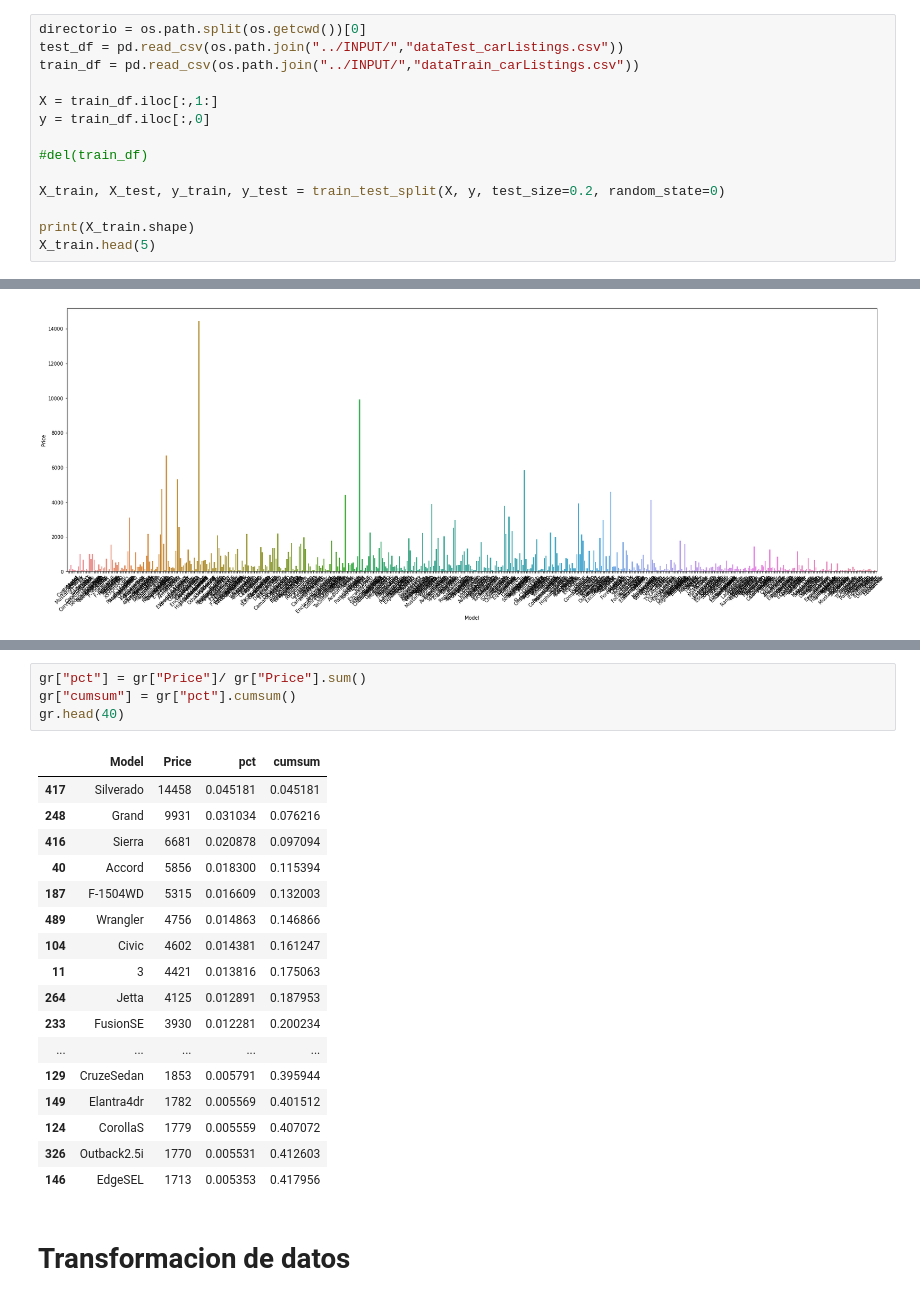
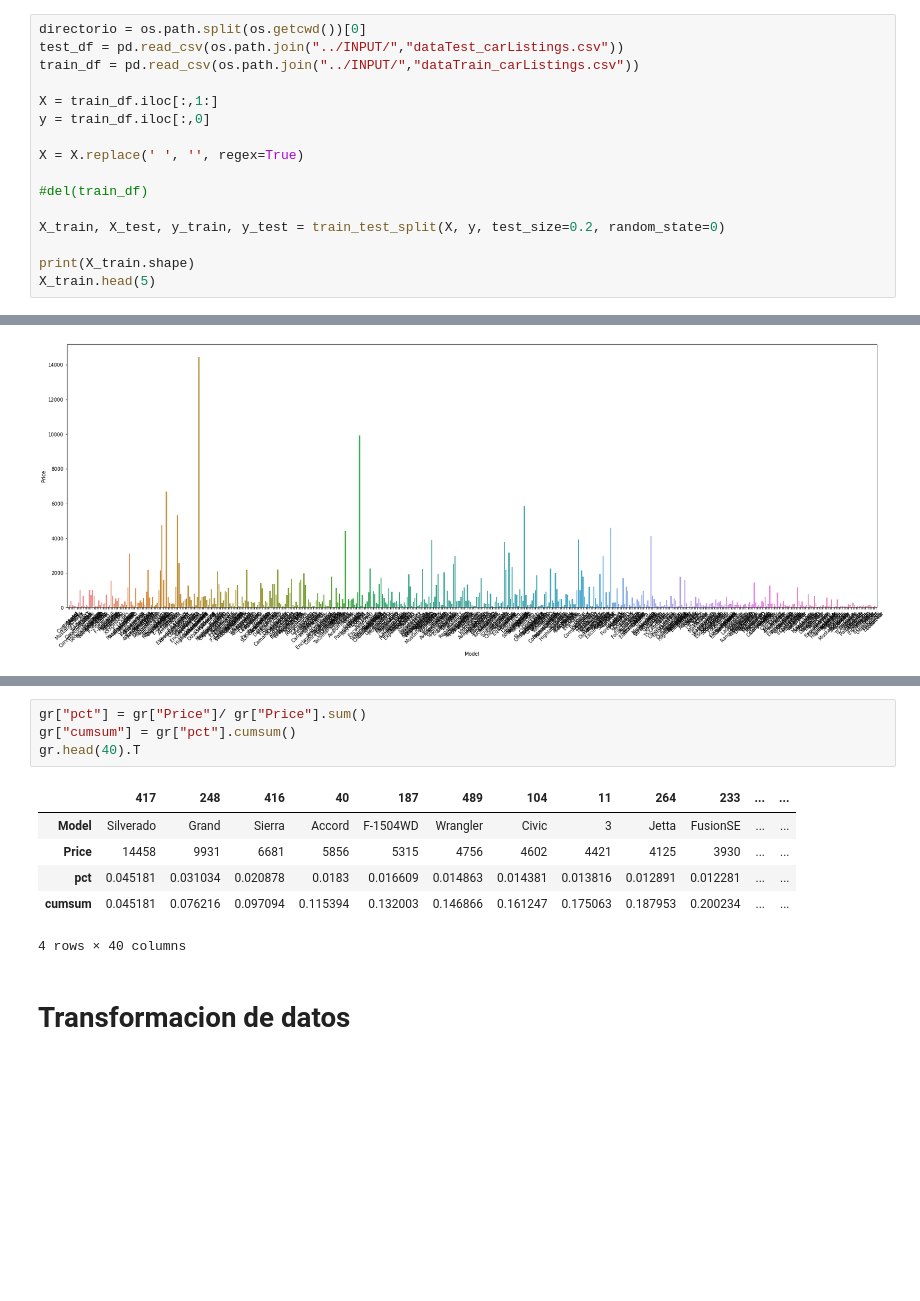
Before and after one commit to dfgomezc/pry_pric_cars, a Jupyter notebook: SCRIPTS/psg_modelo_prediccion_precios_veh.ipynb, the cells around one changed output, grey strips where cells are left out. Cells and saved outputs as stored; diff of their text form; blank space fills up the shorter version.

```diff
--- a/SCRIPTS/psg_modelo_prediccion_precios_veh.ipynb
+++ b/SCRIPTS/psg_modelo_prediccion_precios_veh.ipynb
@@ -29,6 +29,8 @@ train_df = pd.read_csv(os.path.join("../INPUT/","dataTrain_carListings.csv"))
 X = train_df.iloc[:,1:]
 y = train_df.iloc[:,0]
 
+X = X.replace(' ', '', regex=True)
+
 #del(train_df)
 
 X_train, X_test, y_train, y_test = train_test_split(X, y, test_size=0.2, random_state=0)
@@ -253,25 +249,14 @@ gr.head(2)
 # %%
 gr["pct"] = gr["Price"]/ gr["Price"].sum()
 gr["cumsum"] = gr["pct"].cumsum()
-gr.head(40)
+gr.head(40).T
 # %% [output]
-|  | Model | Price | pct | cumsum |
-| 417 | Silverado | 14458 | 0.045181 | 0.045181 |
-| 248 | Grand | 9931 | 0.031034 | 0.076216 |
-| 416 | Sierra | 6681 | 0.020878 | 0.097094 |
-| 40 | Accord | 5856 | 0.018300 | 0.115394 |
-| 187 | F-1504WD | 5315 | 0.016609 | 0.132003 |
-| 489 | Wrangler | 4756 | 0.014863 | 0.146866 |
-| 104 | Civic | 4602 | 0.014381 | 0.161247 |
-| 11 | 3 | 4421 | 0.013816 | 0.175063 |
-| 264 | Jetta | 4125 | 0.012891 | 0.187953 |
-| 233 | FusionSE | 3930 | 0.012281 | 0.200234 |
-| ... | ... | ... | ... | ... |
-| 129 | CruzeSedan | 1853 | 0.005791 | 0.395944 |
-| 149 | Elantra4dr | 1782 | 0.005569 | 0.401512 |
-| 124 | CorollaS | 1779 | 0.005559 | 0.407072 |
-| 326 | Outback2.5i | 1770 | 0.005531 | 0.412603 |
-| 146 | EdgeSEL | 1713 | 0.005353 | 0.417956 |
+|  | 417 | 248 | 416 | 40 | 187 | 489 | 104 | 11 | 264 | 233 | ... | ... |
+| Model | Silverado | Grand | Sierra | Accord | F-1504WD | Wrangler | Civic | 3 | Jetta | FusionSE | ... | ... |
+| Price | 14458 | 9931 | 6681 | 5856 | 5315 | 4756 | 4602 | 4421 | 4125 | 3930 | ... | ... |
+| pct | 0.045181 | 0.031034 | 0.020878 | 0.0183 | 0.016609 | 0.014863 | 0.014381 | 0.013816 | 0.012891 | 0.012281 | ... | ... |
+| cumsum | 0.045181 | 0.076216 | 0.097094 | 0.115394 | 0.132003 | 0.146866 | 0.161247 | 0.175063 | 0.187953 | 0.200234 | ... | ... |
+4 rows × 40 columns
 # %% [markdown]
 # Transformacion de datos
 # %%
```
Also changed, not shown: parts of 27 cells of this notebook, 5 other files.
